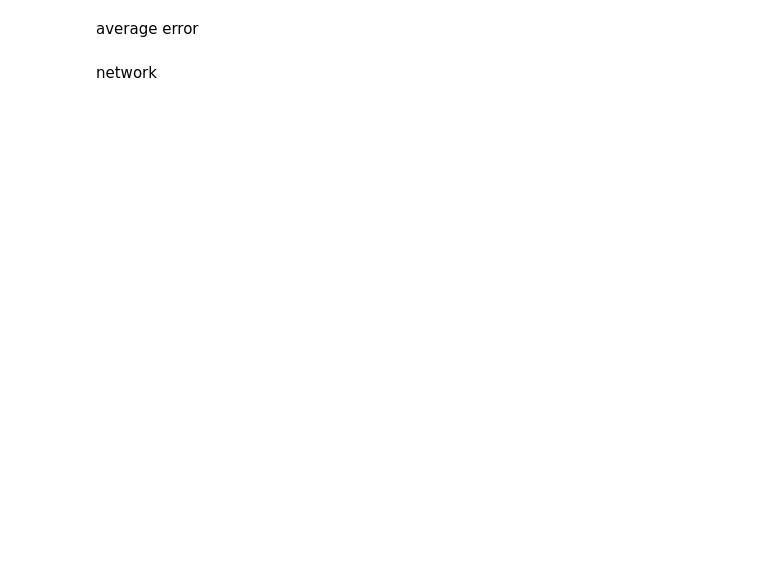
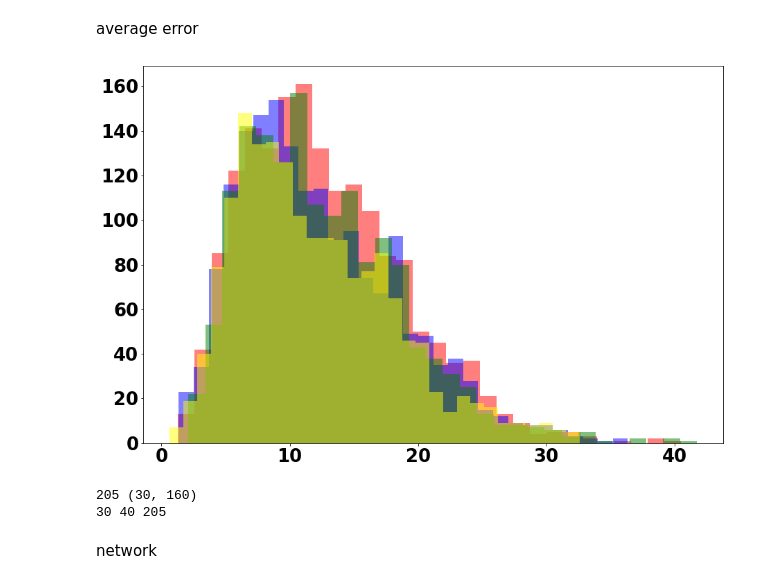
Before and after one commit to abbasloo/dnnAutoEm, a Jupyter notebook: carCrash4partsLSTM.ipynb, the cells around one changed output. Cells and saved outputs as stored; diff of their text form; code cells hidden in the pictures; blank space fills up the shorter version.

```diff
--- a/carCrash4partsLSTM.ipynb
+++ b/carCrash4partsLSTM.ipynb
@@ -140,34 +149,36 @@ for p in range(P):
     info = h5py.File('/home/mabbasloo/Documents/carCrashData/meshInfo_' + np.str(Comp[p]) + '.mat', 'r')
     info = info['shape_TRIV']
     info = np.asarray(info).astype(np.int32)
 
     cl = np.zeros((DIMM[p]))
     for i in range(len(DATAall[0])):
         db = h5py.File(name[p] + dataall[p][i], 'r')
         db = db['shape_xyz']
         db = np.asarray(db).astype(np.float32)
         xyz = np.dot(DATAall[p][i], np.linalg.pinv(ds))
         cl += np.linalg.norm(np.abs(xyz - db), axis=0)/2050.0
     ax.hist(cl, bins=30, color=ch[p], alpha=0.5)
 
     xyz = np.dot(DATAall[p][0], np.linalg.pinv(ds))
-    datap = [go.Mesh3d(x=xyz[0], y=xyz[1], z=xyz[2], i=info[0]-1, j=info[1]-1, k=info[2]-1, intensity=cl, showscale=True, cmax=50, cmin=0)]
+    datap = [go.Mesh3d(x=xyz[0], y=xyz[1], z=xyz[2], i=info[0]-1, j=info[1]-1, k=info[2]-1, intensity=cl, showscale=True, cmax=45, cmin=0)]
     layout = go.Layout(
         width=600, height=600,
         scene=go.layout.Scene(
             xaxis = go.layout.scene.XAxis(showgrid=False, showline=False, showticklabels=False, title_text='', showbackground=False),
             yaxis = go.layout.scene.YAxis(showgrid=False, showline=False, showticklabels=False, title_text='', showbackground=False),
             zaxis = go.layout.scene.ZAxis(showgrid=False, showline=False, showticklabels=False, title_text='', showbackground=False),
             camera = dict(
                up=dict(x=0, y=0, z=1),
                center=dict(x=0, y=0, z=0),
                eye=dict(x=0, y=2, z=2)
             )
         )
     )
     figp = go.Figure(data=datap, layout=layout)
     #figp.show()
     figp.write_image('compAvEr_' + np.str(p) + '.png')
+# %% [output]
+[figure, added]
 # %%
 dim = np.int(len(data)/st)
 DATA3 = []
@@ -178,6 +189,9 @@ print (len(DATA3), DATA3[0].shape)
 ddd = st*3
 print (ddd, d, dim)
 dim3 = 155
+# %% [output]
+205 (30, 160)
+30 40 205
 # %% [markdown]
 network
 # %%
```
Also changed, not shown: parts of 18 cells of this notebook.
